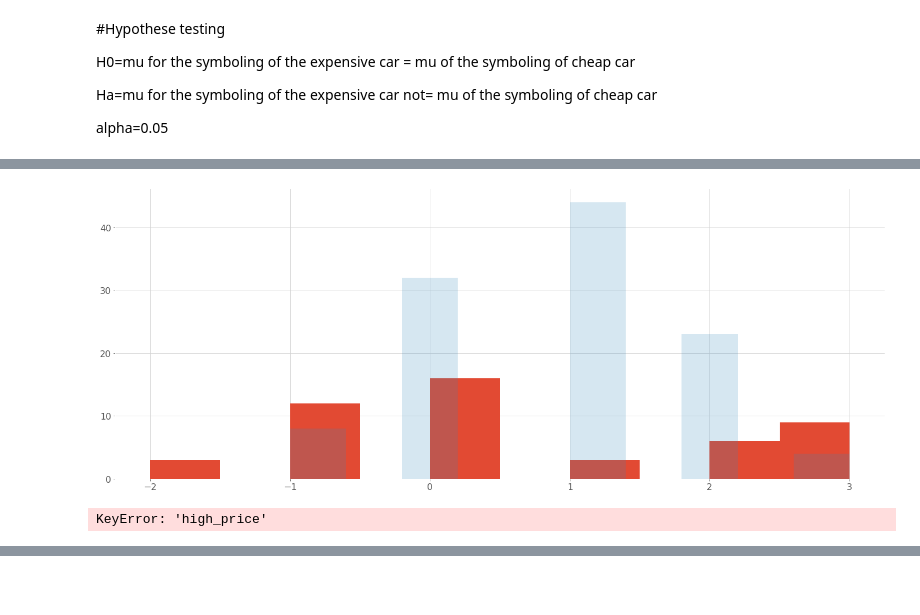
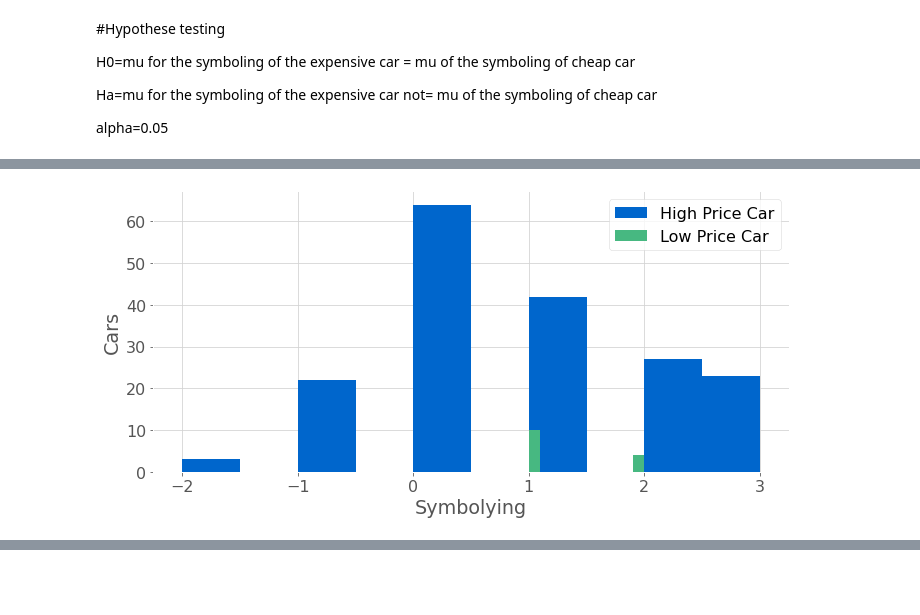
Before and after one commit to marwahfaraj/Automobile_Price_Prediction, a Jupyter notebook: unfinished_car.ipynb, the cells around one changed output, grey strips where cells are left out. Cells and saved outputs as stored; diff of their text form; code cells hidden in the pictures.

```diff
--- a/unfinished_car.ipynb
+++ b/unfinished_car.ipynb
@@ -570,44 +635,10 @@ MannwhitneyuResult(statistic=1377.0, pvalue=0.027185347329974397)
 # %%
-plt.hist(high_price)
-plt.hist(low_price, alpha=0.2)
+fig, ax=plt.subplots()
+ax.hist(high_price, color='#0066cc',label='High Price Car')
+ax.hist(low_price, color='#47b881', label='Low Price Car')
+ax.set_xlabel('Symbolying')
+ax.set_ylabel('Cars')
+plt.legend()
 plt.tight_layout();
 # %% [output]
-[figure, old version]
+[figure, new version]
-# %%
-def generate_distribution_histogram(dataframe,
-                                    column_name,
-                                    title, x_axis_label, y_axis_label,
-                                    label_name,
-                                    number_bins = 15):
-    """
-    This function generates a histogram.
-    Args:
-        dataframe:
-        column_name: String. Name of the column whose distribution we
-        want to visualize.
-        title: String. Title of the histogram.
-        x_axis_label: String. X-axis label.
-        y_axis_label: String. Y-axis label.
-    Outputs:
-        Histogram containing distribution for specific column column_name.
-    """
-    plt.hist(dataframe[column_name], bins = number_bins, label = label_name)
-    plt.title(title)
-    plt.xlabel(x_axis_label)
-    plt.ylabel=yticks()
-    yticks=[-3,-2,-1,0,1,2,3]
-    plt.legend(loc='upper right')
-
-generate_distribution_histogram(automobile['price'], 'high_price',
-                                title = 'How Price safety',
-                                x_axis_label = 'symbolying',
-                                y_axis_label = 'high_price',
-                                label_name = '>=$17500K')
-# #Plot the histogram for the distribution for data >$50K
-# generate_distribution_histogram(df_greater_than_50k, 'age',
-#                                 title = 'Age Distribution: US Population',
-#                                 x_axis_label = 'Age (years)',
-#                                 y_axis_label = 'Frequency',
-#                                 label_name = '>$50K')
-# %% [output]
-KeyError: 'high_price'
```
Also changed, not shown: parts of 35 cells of this notebook.
